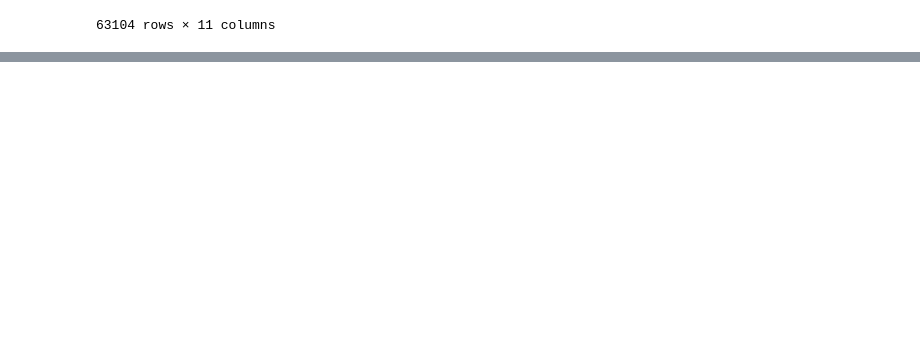
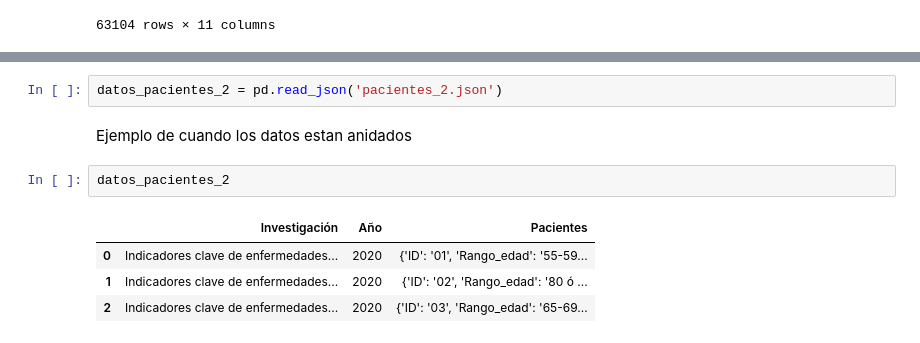
Before and after one commit to LordAguaKate/Pandas, a Jupyter notebook: Pandas.ipynb, the cells around one changed output, grey strips where cells are left out. Drawn from its saved outputs; the diff is of its cells as text; blank space fills up the shorter version.

```diff
--- a/Pandas.ipynb
+++ b/Pandas.ipynb
@@ -321,0 +351,11 @@ fuentes_sheets
+# %%
+datos_pacientes_2 = pd.read_json('pacientes_2.json')
+# %% [markdown]
+Ejemplo de cuando los datos estan anidados
+# %%
+datos_pacientes_2
+# %% [output]
+|  | Investigación | Año | Pacientes |
+| 0 | Indicadores clave de enfermedades... | 2020 | {'ID': '01', 'Rango_edad': '55-59... |
+| 1 | Indicadores clave de enfermedades... | 2020 | {'ID': '02', 'Rango_edad': '80 ó ... |
+| 2 | Indicadores clave de enfermedades... | 2020 | {'ID': '03', 'Rango_edad': '65-69... |
```
Also changed, not shown: parts of 12 cells of this notebook.
